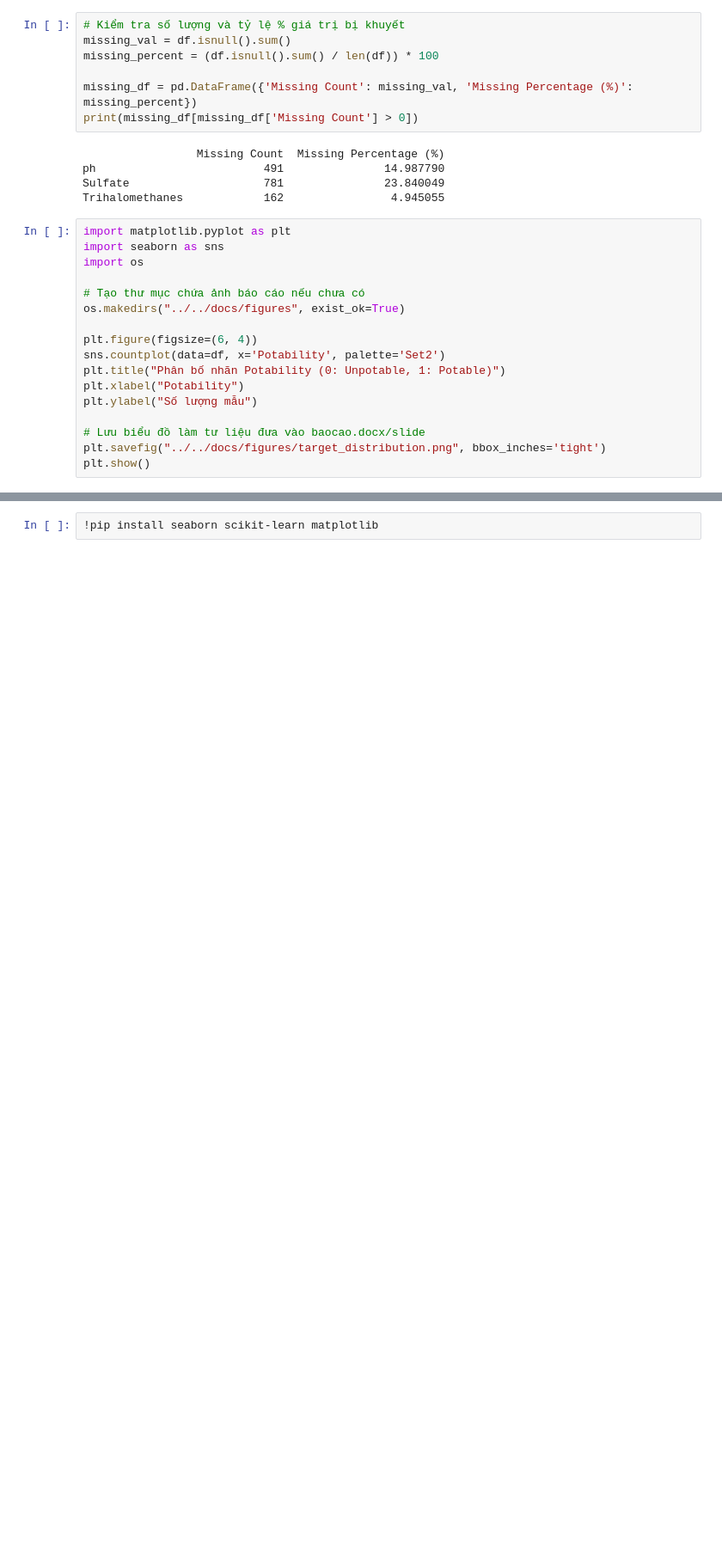
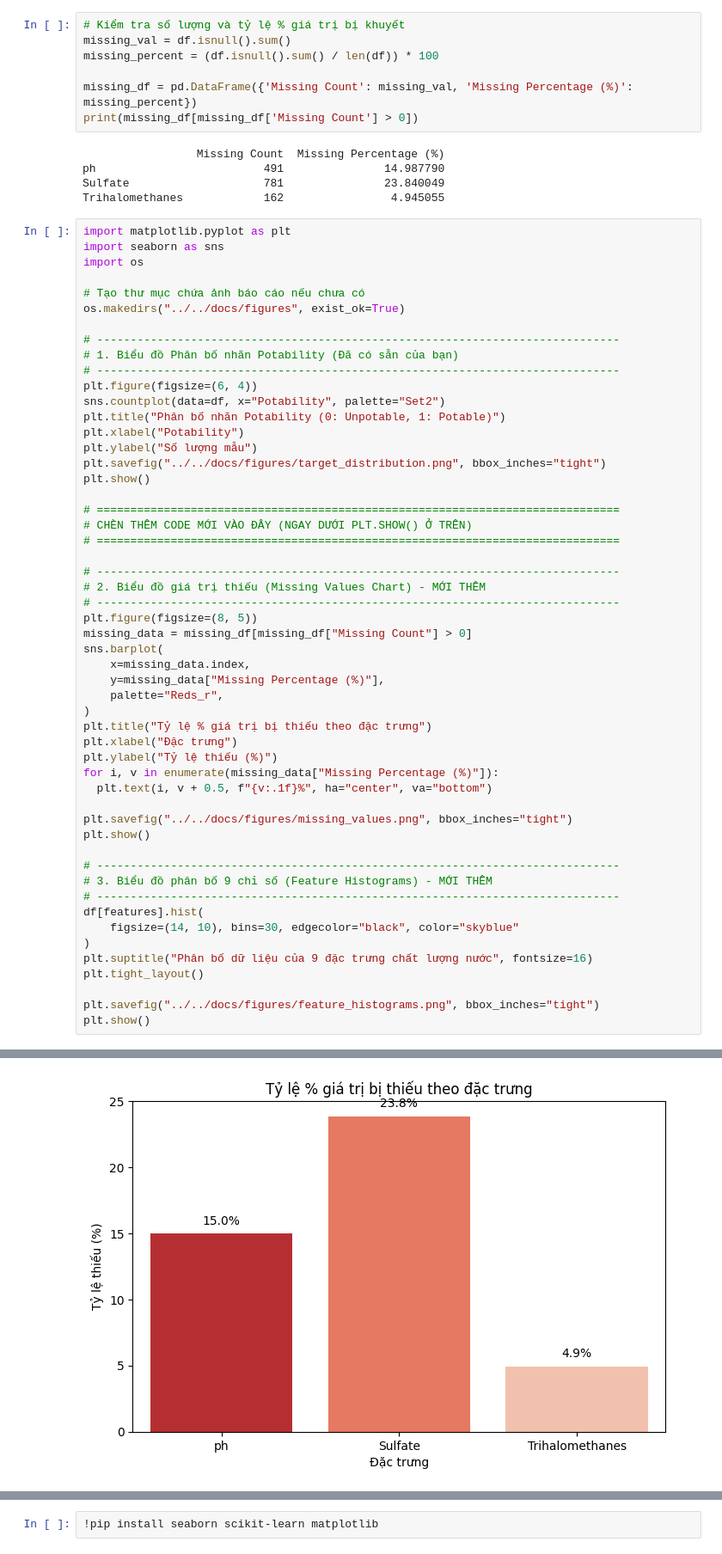
Before and after one commit to hoangthiyen01112005-ux/05_10123080_12523094_PhanLoaiChatLuongNuocUong, a Jupyter notebook: ai-models/colab/01_eda.ipynb, the cells around one changed output, grey strips where cells are left out. Shown at 86% size. Cells and saved outputs as stored; diff of their text form; blank space fills up the shorter version.

Commit message:
add figures

```diff
--- a/ai-models/colab/01_eda.ipynb
+++ b/ai-models/colab/01_eda.ipynb
@@ -64,15 +64,51 @@ import os
 # Tạo thư mục chứa ảnh báo cáo nếu chưa có
 os.makedirs("../../docs/figures", exist_ok=True)
 
+# ------------------------------------------------------------------------------
+# 1. Biểu đồ Phân bố nhãn Potability (Đã có sẵn của bạn)
+# ------------------------------------------------------------------------------
 plt.figure(figsize=(6, 4))
-sns.countplot(data=df, x='Potability', palette='Set2')
+sns.countplot(data=df, x="Potability", palette="Set2")
 plt.title("Phân bố nhãn Potability (0: Unpotable, 1: Potable)")
 plt.xlabel("Potability")
 plt.ylabel("Số lượng mẫu")
+plt.savefig("../../docs/figures/target_distribution.png", bbox_inches="tight")
+plt.show()
 
-# Lưu biểu đồ làm tư liệu đưa vào baocao.docx/slide
-plt.savefig("../../docs/figures/target_distribution.png", bbox_inches='tight')
+# ==============================================================================
+# CHÈN THÊM CODE MỚI VÀO ĐÂY (NGAY DƯỚI PLT.SHOW() Ở TRÊN)
+# ==============================================================================
+
+# ------------------------------------------------------------------------------
+# 2. Biểu đồ giá trị thiếu (Missing Values Chart) - MỚI THÊM
+# ------------------------------------------------------------------------------
+plt.figure(figsize=(8, 5))
+missing_data = missing_df[missing_df["Missing Count"] > 0]
+sns.barplot(
+    x=missing_data.index,
+    y=missing_data["Missing Percentage (%)"],
+    palette="Reds_r",
+)
+plt.title("Tỷ lệ % giá trị bị thiếu theo đặc trưng")
+plt.xlabel("Đặc trưng")
+plt.ylabel("Tỷ lệ thiếu (%)")
+for i, v in enumerate(missing_data["Missing Percentage (%)"]):
+  plt.text(i, v + 0.5, f"{v:.1f}%", ha="center", va="bottom")
+
+plt.savefig("../../docs/figures/missing_values.png", bbox_inches="tight")
 plt.show()
+
+# ------------------------------------------------------------------------------
+# 3. Biểu đồ phân bố 9 chỉ số (Feature Histograms) - MỚI THÊM
+# ------------------------------------------------------------------------------
+df[features].hist(
+    figsize=(14, 10), bins=30, edgecolor="black", color="skyblue"
+)
+plt.suptitle("Phân bố dữ liệu của 9 đặc trưng chất lượng nước", fontsize=16)
+plt.tight_layout()
+
+plt.savefig("../../docs/figures/feature_histograms.png", bbox_inches="tight")
+plt.show()
 # %% [output]
 Passing `palette` without assigning `hue` is deprecated and will be removed in v0.14.0. Assign the `x` variable to `hue` and set `legend=False` for the same effect.
 
@@ -80,0 +120 @@ Passing `palette` without assigning `hue` is deprecated and will be removed in v
+[figure, added]
```
Also changed, not shown: parts of 1 cell of this notebook, 2 other files.
